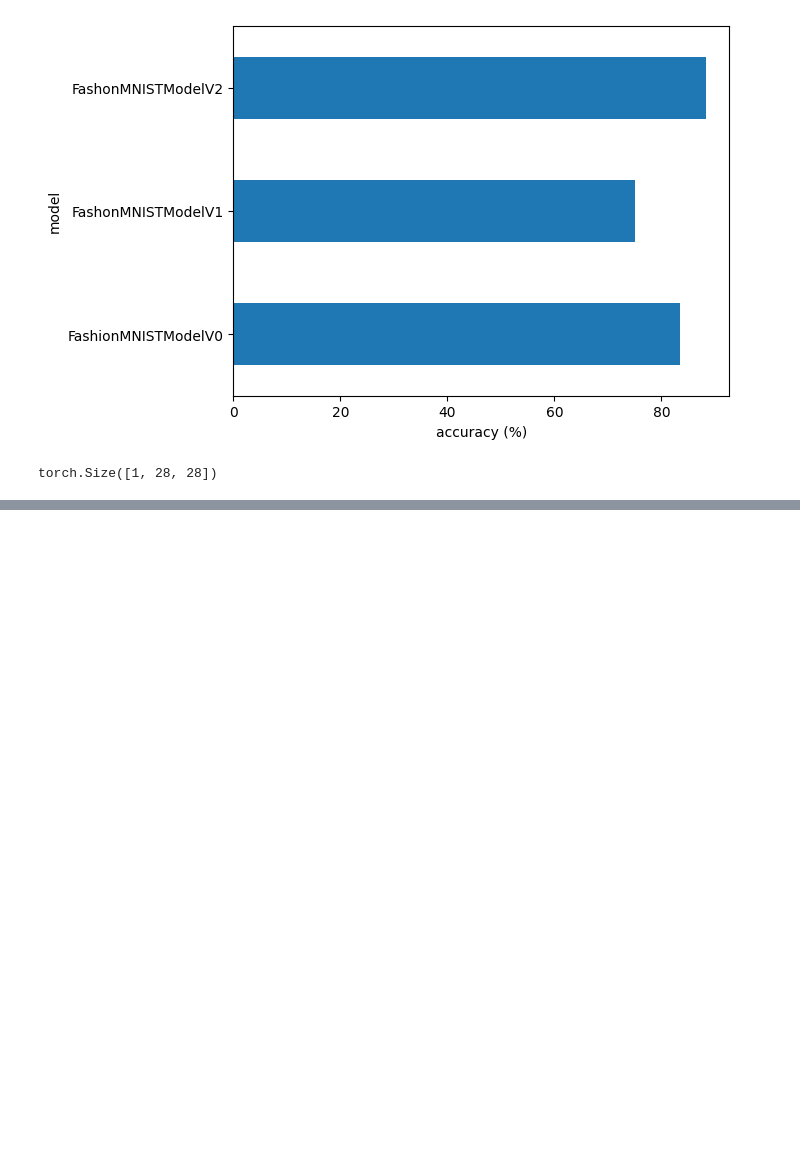
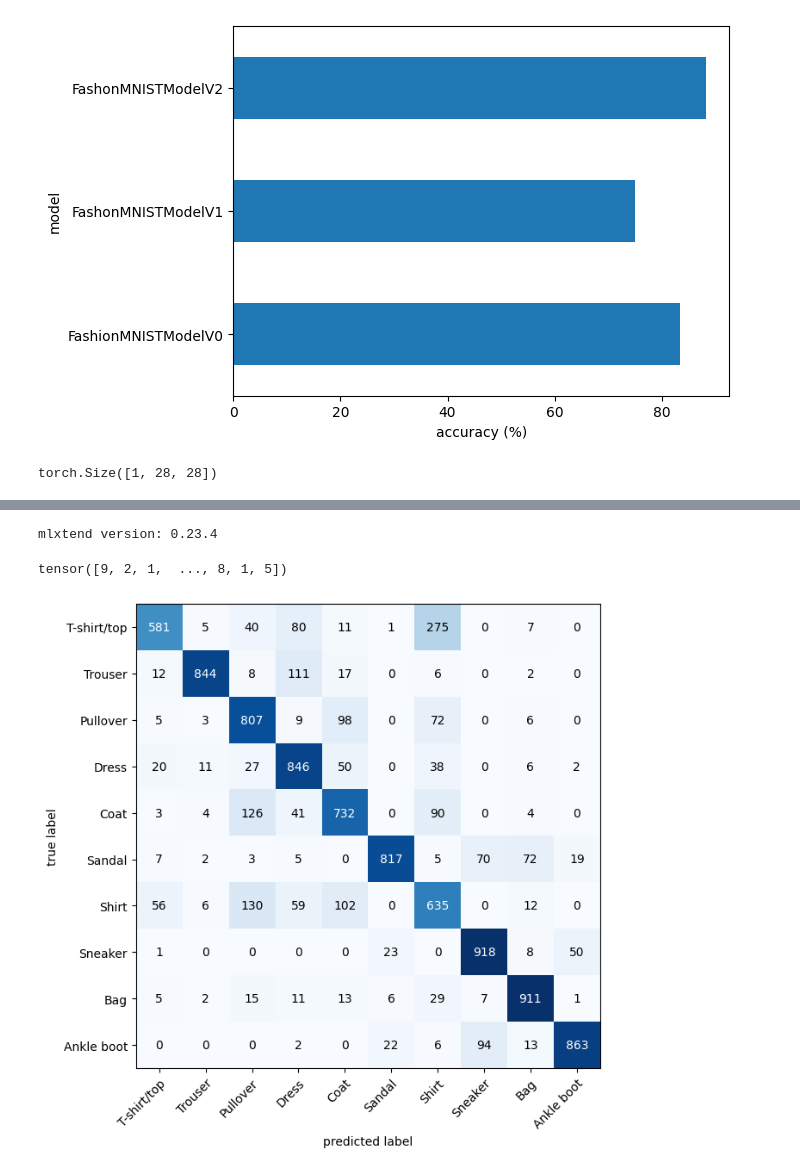
Before and after one commit to Alton01/FashionMNIST_computer_vision_pytorch, a Jupyter notebook: computer_vision_pytorch.ipynb, the cells around one changed output, grey strips where cells are left out. Drawn from its saved outputs; the diff is of its cells as text; code cells hidden in the pictures; blank space fills up the shorter version.

Commit message:
implement confusion matrix to understand data points

```diff
--- a/computer_vision_pytorch.ipynb
+++ b/computer_vision_pytorch.ipynb
@@ -743,0 +747,56 @@ for i, sample in enumerate(test_samples):
+# %%
+# make predictions with trained model
+
+y_preds = []
+
+model_2.eval()
+with torch.inference_mode():
+  for X, y in tqdm(test_dataloader, desc="Making Predictions...."):
+
+    X, y = X.to(device), y.to(device)
+
+    y_logit = model_2(X)
+
+    y_pred = torch.softmax(y_logit.squeeze(), dim=0).argmax(dim=1)
+
+    y_preds.append(y_pred.cpu())
+
+  # Concatenate list of predictions into a tensor
+  # print(y_preds)
+  y_pred_tensor = torch.cat(y_preds)
+  y_pred_tensor
+# %%
+# see if required packages are installed and if not, install them.
+
+try:
+  import torchmetrics, mlxtend
+  print(f"mlxtend version: {mlxtend.__version__}")
+  assert int(mlxtend.__version__.split(".")[1]) >= 19, "ml version outdated"
+except:
+  !pip install torchmetrics -U mlxtend
+  import torchmetrics, mlxtend
+
+  print(f"mlxtend version: {mlxtend.__version__}")
+# %% [output]
+mlxtend version: 0.23.4
+# %%
+test_data.targets
+# %% [output]
+tensor([9, 2, 1,  ..., 8, 1, 5])
+# %%
+# use confusion matrix to compare predictions to target labels in our dataset.
+
+from torchmetrics import ConfusionMatrix
+from mlxtend.plotting import plot_confusion_matrix
+
+# set up an instance of confusion matrix and compare predictions to targets
+confmat = ConfusionMatrix(task='multiclass', num_classes=len(class_names))
+confmat_tensor = confmat(preds=y_pred_tensor, target=test_data.targets)
+
+#Plot the confusion matrix
+
+fig, ax = plot_confusion_matrix(conf_mat=confmat_tensor.numpy(), # matplotlib likes workng with numpy
+                                class_names=class_names,
+                                figsize=(10, 7))
+# %% [output]
+[figure, added]
```
Also changed, not shown: parts of 12 cells of this notebook.
